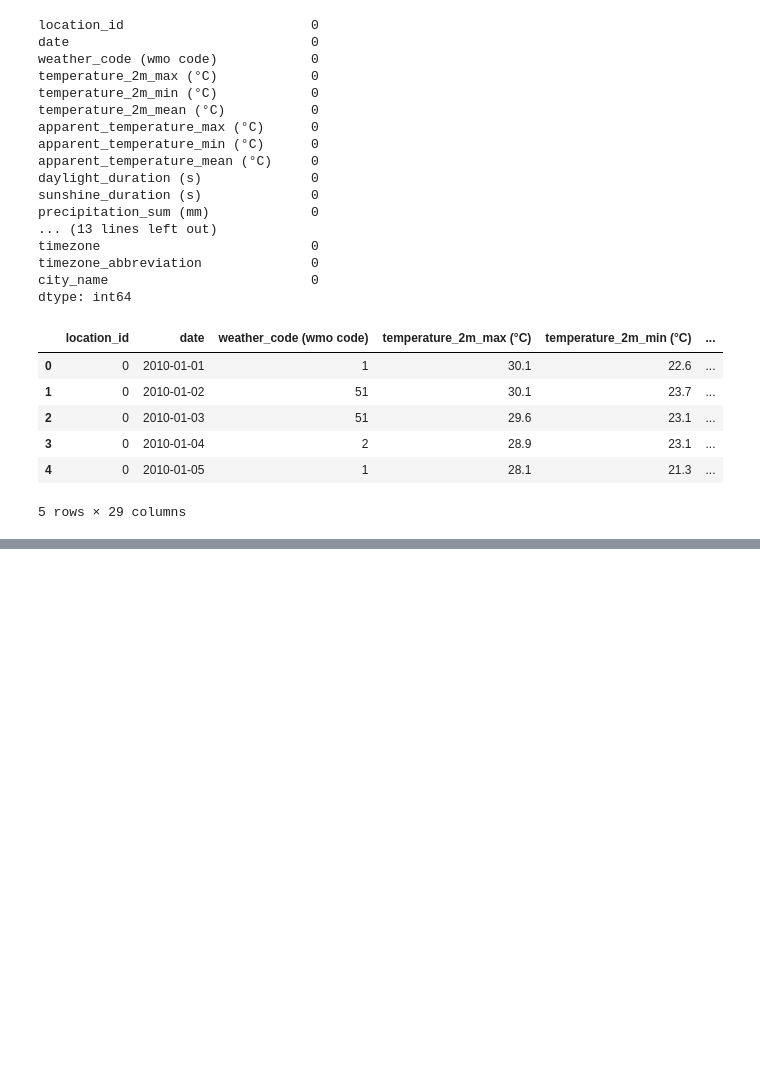
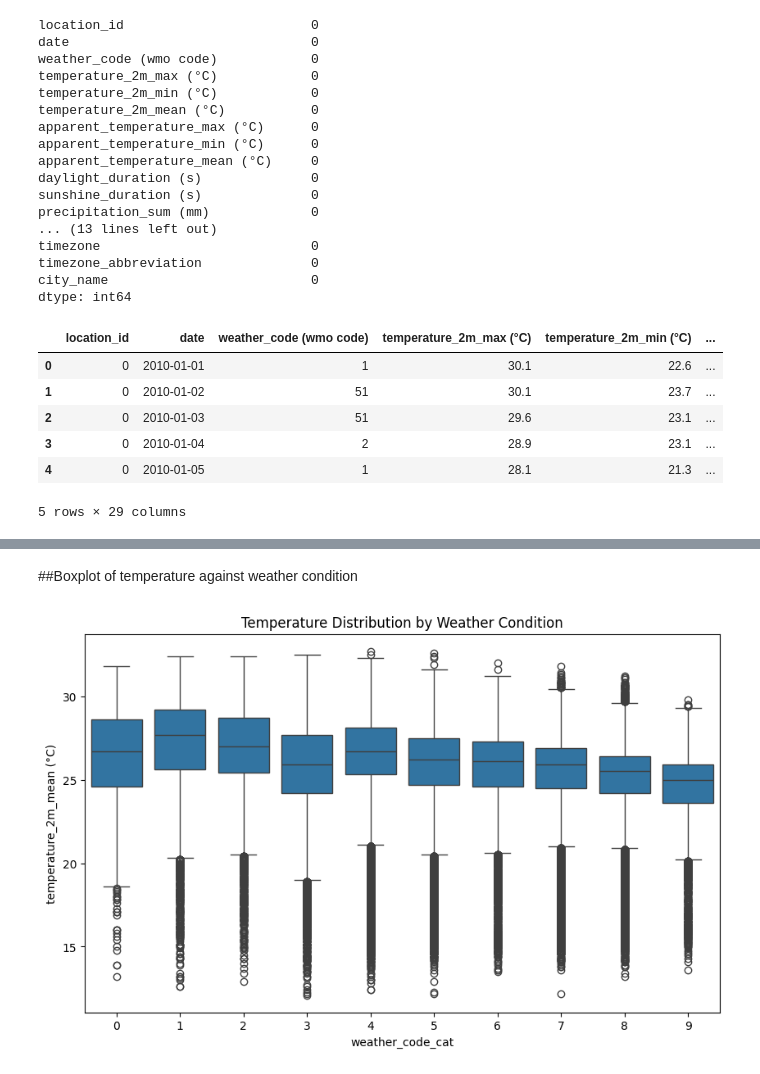
Before and after one commit to IT21271182/Deep-Learning-Project, a Jupyter notebook: IT21306754.ipynb, the cells around one changed output, grey strips where cells are left out. Cells and saved outputs as stored; diff of their text form; code cells hidden in the pictures; blank space fills up the shorter version.

```diff
--- a/IT21306754.ipynb
+++ b/IT21306754.ipynb
@@ -67,0 +94,10 @@ cleaned_data.head()
+# %% [markdown]
+##Boxplot of temperature against weather condition
+# %%
+#boxplot
+plt.figure(figsize=(10, 6))
+sns.boxplot(x='weather_code_cat', y='temperature_2m_mean (°C)', data=cleaned_data)
+plt.title('Temperature Distribution by Weather Condition')
+plt.show()
+# %% [output]
+[figure, added]
```
Also changed, not shown: parts of 6 cells of this notebook.
